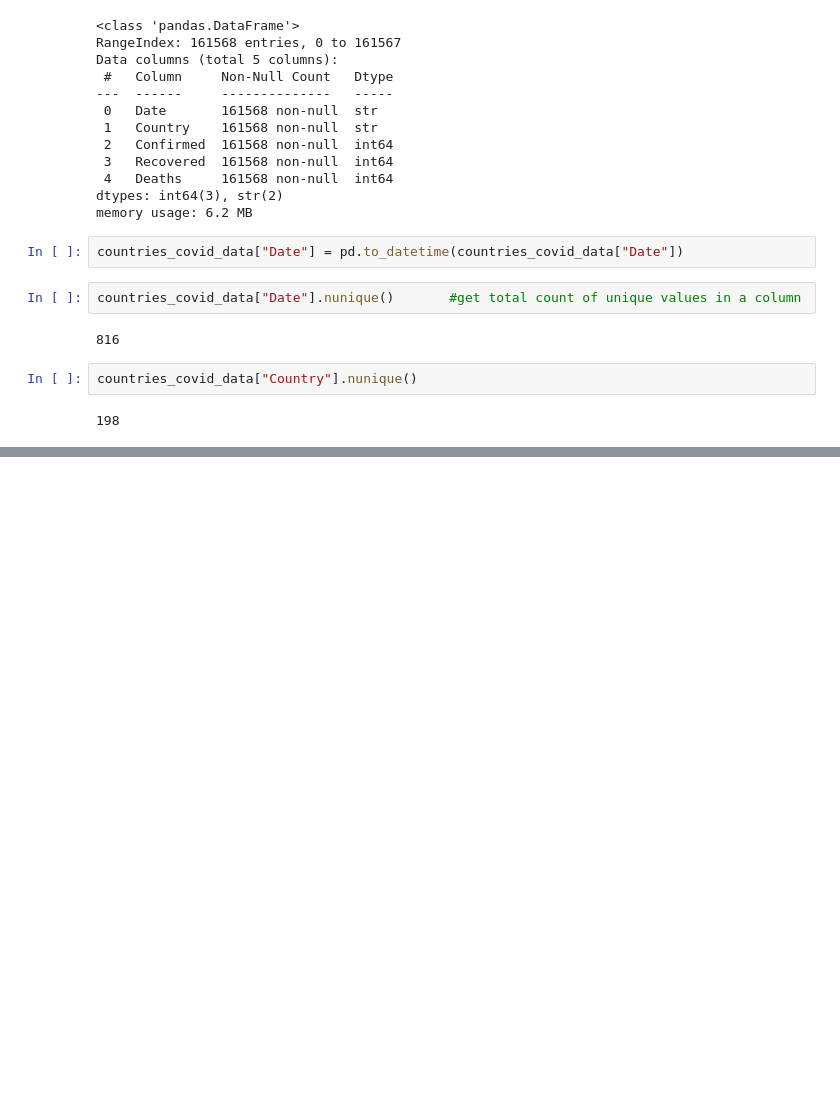
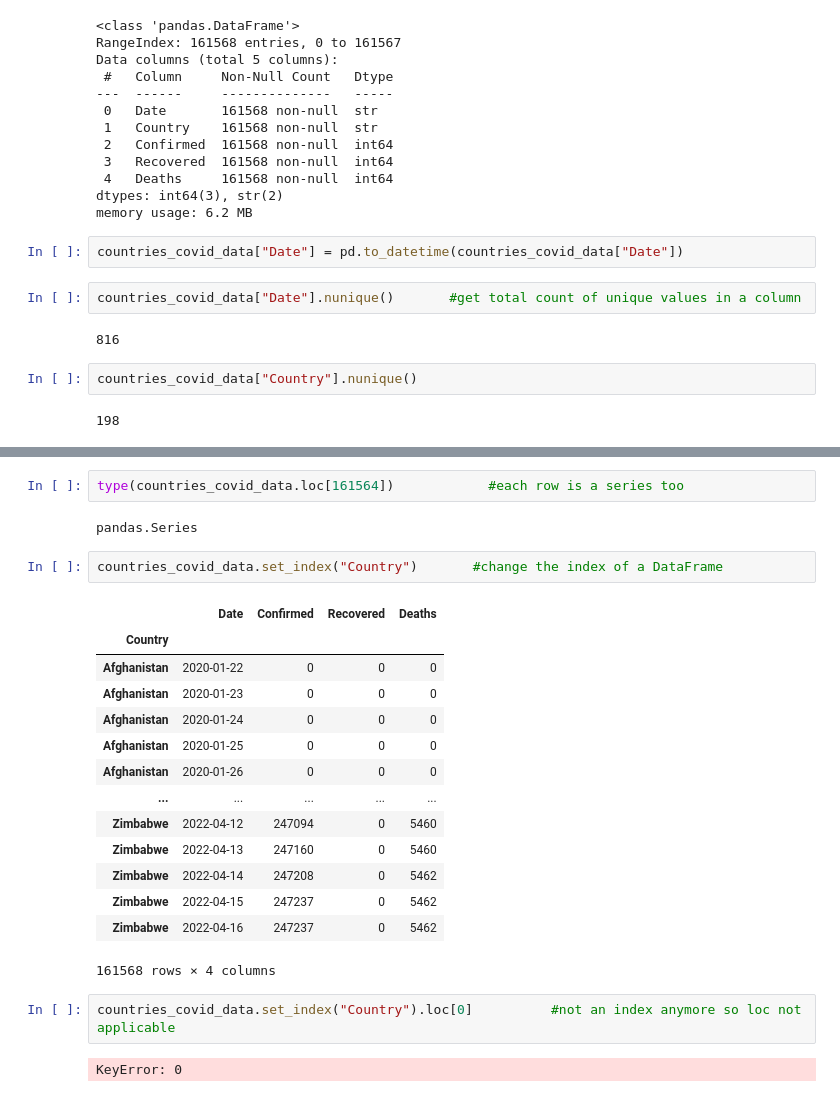
Before and after one commit to Manan-hhm/dataAdventure, a Jupyter notebook: Concept Notes/Pandas/RdDatasets.ipynb, the cells around one changed output, grey strips where cells are left out. Drawn from its saved outputs; the diff is of its cells as text; blank space fills up the shorter version.

```diff
--- a/Concept Notes/Pandas/RdDatasets.ipynb
+++ b/Concept Notes/Pandas/RdDatasets.ipynb
@@ -47,0 +57,25 @@ countries_covid_data["Country"].nunique()
+# %%
+type(countries_covid_data.loc[161564])            #each row is a series too
+# %% [output]
+pandas.Series
+# %%
+countries_covid_data.set_index("Country")       #change the index of a DataFrame
+# %% [output]
+|  | Date | Confirmed | Recovered | Deaths |
+| Country |  |  |  |  |
+| Afghanistan | 2020-01-22 | 0 | 0 | 0 |
+| Afghanistan | 2020-01-23 | 0 | 0 | 0 |
+| Afghanistan | 2020-01-24 | 0 | 0 | 0 |
+| Afghanistan | 2020-01-25 | 0 | 0 | 0 |
+| Afghanistan | 2020-01-26 | 0 | 0 | 0 |
+| ... | ... | ... | ... | ... |
+| Zimbabwe | 2022-04-12 | 247094 | 0 | 5460 |
+| Zimbabwe | 2022-04-13 | 247160 | 0 | 5460 |
+| Zimbabwe | 2022-04-14 | 247208 | 0 | 5462 |
+| Zimbabwe | 2022-04-15 | 247237 | 0 | 5462 |
+| Zimbabwe | 2022-04-16 | 247237 | 0 | 5462 |
+161568 rows × 4 columns
+# %%
+countries_covid_data.set_index("Country").loc[0]          #not an index anymore so loc not applicable
+# %% [output]
+KeyError: 0
```
Also changed, not shown: parts of 20 cells of this notebook.
